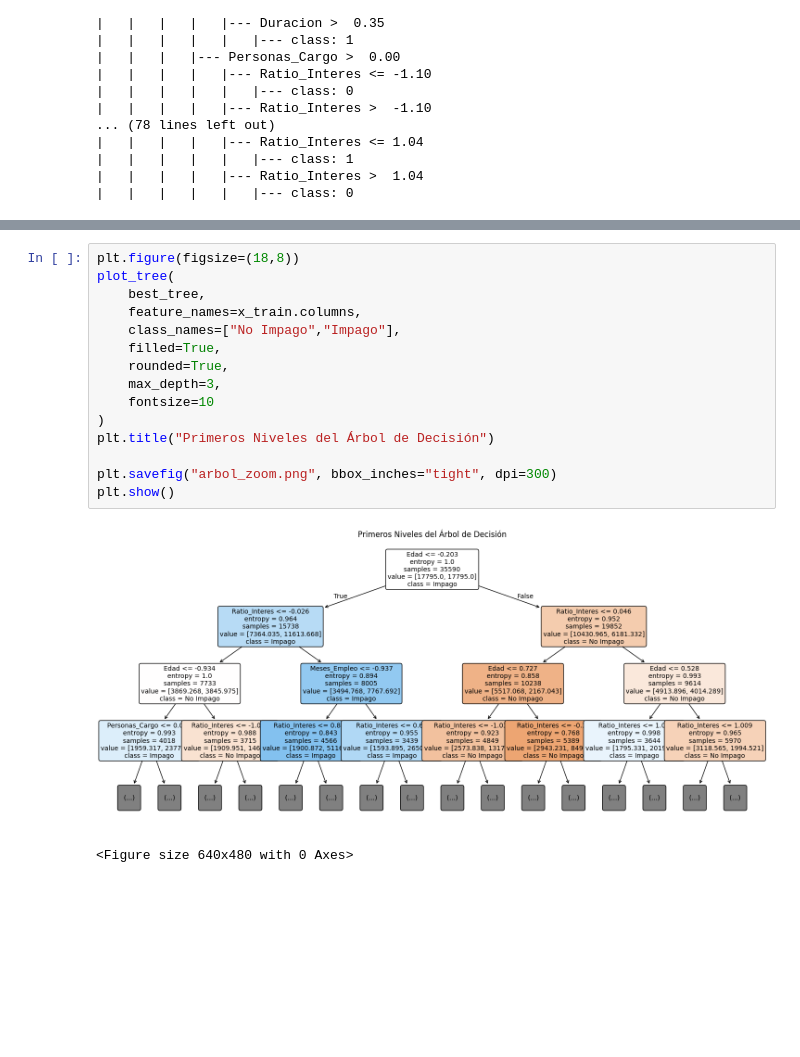
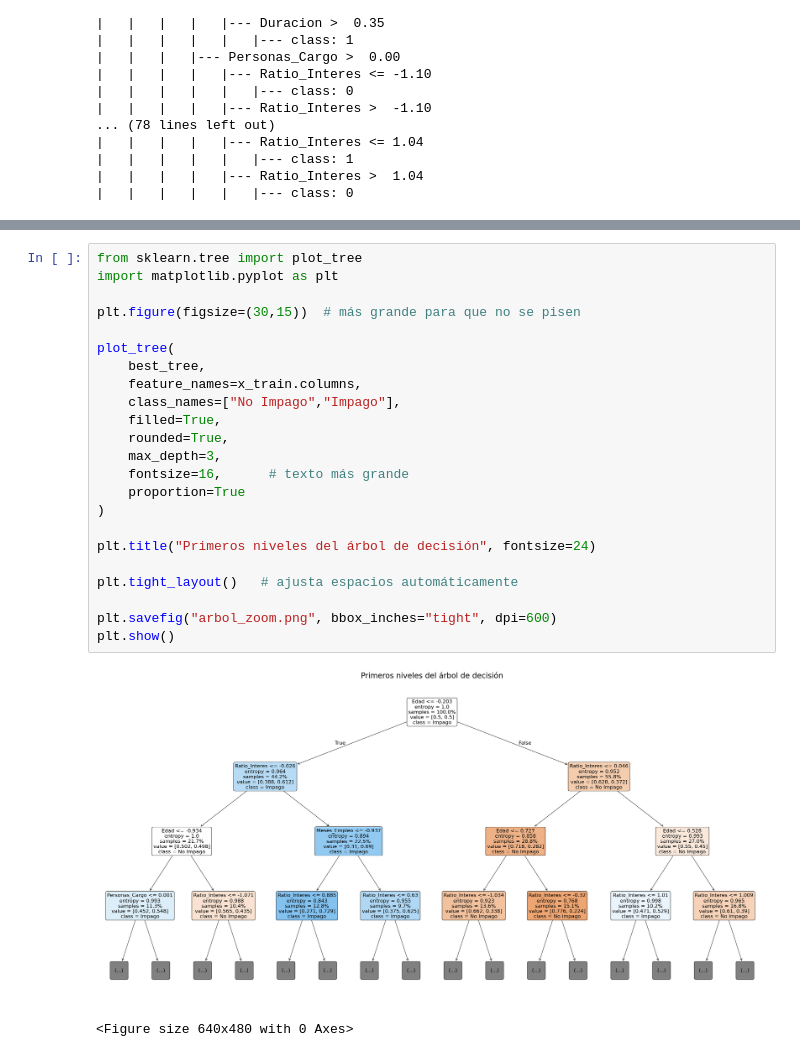
Before and after one commit to danielsoponaru/25-26_R07_NARANJA, a Jupyter notebook: 02-EDA.ipynb, the cells around one changed output, grey strips where cells are left out. Cells and saved outputs as stored; diff of their text form; blank space fills up the shorter version.

```diff
--- a/02-EDA.ipynb
+++ b/02-EDA.ipynb
@@ -3151,20 +3151,28 @@ plt.show()
 # %%
-plt.figure(figsize=(18,8))
+from sklearn.tree import plot_tree
+import matplotlib.pyplot as plt
+
+plt.figure(figsize=(30,15))  # más grande para que no se pisen
+
 plot_tree(
     best_tree,
     feature_names=x_train.columns,
     class_names=["No Impago","Impago"],
     filled=True,
     rounded=True,
     max_depth=3,
-    fontsize=10
+    fontsize=16,      # texto más grande
+    proportion=True
 )
-plt.title("Primeros Niveles del Árbol de Decisión")
 
-plt.savefig("arbol_zoom.png", bbox_inches="tight", dpi=300)
+plt.title("Primeros niveles del árbol de decisión", fontsize=24)
+
+plt.tight_layout()   # ajusta espacios automáticamente
+
+plt.savefig("arbol_zoom.png", bbox_inches="tight", dpi=600)
 plt.show()
 # %% [output]
-[figure, old version]
+[figure, new version]
 # %%
 # %% [output]
 <Figure size 640x480 with 0 Axes>
```
Also changed, not shown: parts of 6 cells of this notebook, 5 other files.
